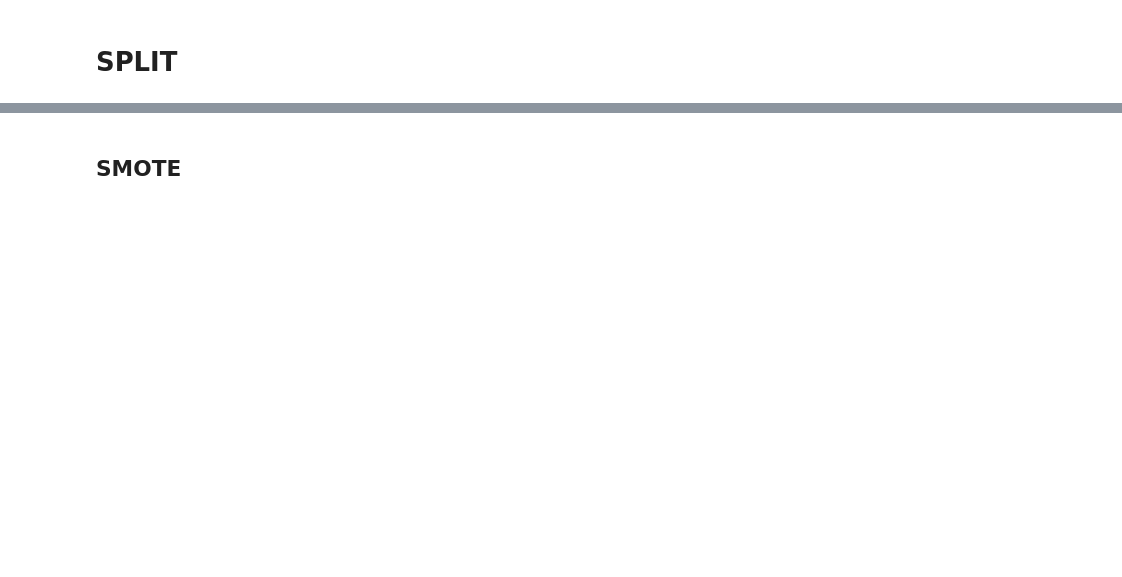
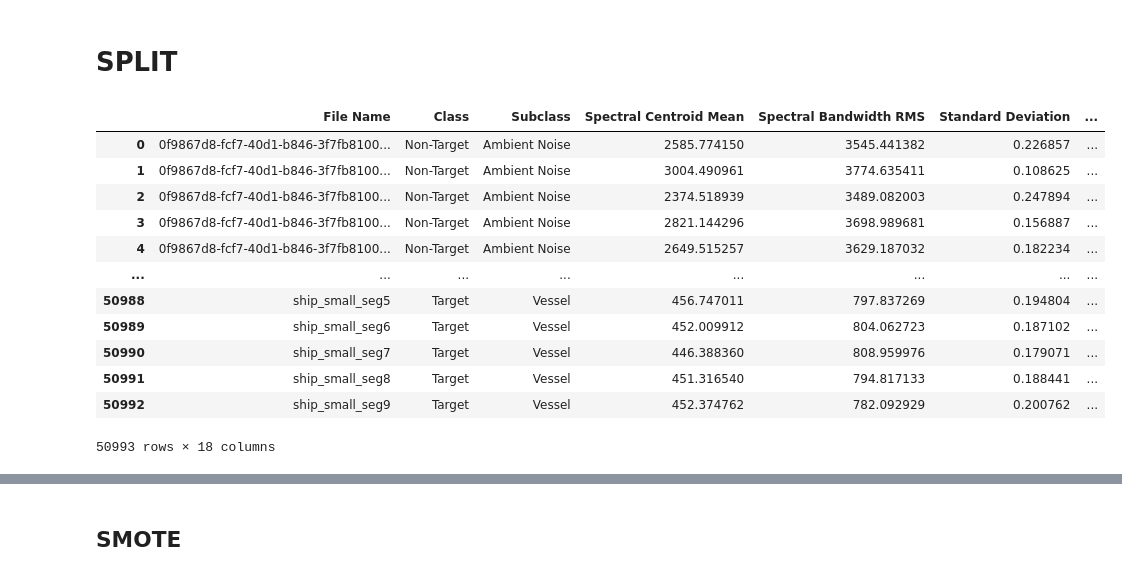
Before and after one commit to TherealBarnar/Underwater-Sounds-Classification-1, a Jupyter notebook: oversampling/oversampling_binary.ipynb, the cells around one changed output, grey strips where cells are left out. Drawn from its saved outputs; the diff is of its cells as text; code cells hidden in the pictures; blank space fills up the shorter version.

```diff
--- a/oversampling/oversampling_binary.ipynb
+++ b/oversampling/oversampling_binary.ipynb
@@ -45,3 +102,21 @@ print(f"Numero totale di elementi (Class = Non Target): {total_elements_no}")
 # %% [markdown]
 # SPLIT
+# %%
+df['File Name'] = df['File Name'].str[:-4]
+# %%
+df
+# %% [output]
+|  | File Name | Class | Subclass | Spectral Centroid Mean | Spectral Bandwidth RMS | Standard Deviation | ... |
+| 0 | 0f9867d8-fcf7-40d1-b846-3f7fb8100... | Non-Target | Ambient Noise | 2585.774150 | 3545.441382 | 0.226857 | ... |
+| 1 | 0f9867d8-fcf7-40d1-b846-3f7fb8100... | Non-Target | Ambient Noise | 3004.490961 | 3774.635411 | 0.108625 | ... |
+| 2 | 0f9867d8-fcf7-40d1-b846-3f7fb8100... | Non-Target | Ambient Noise | 2374.518939 | 3489.082003 | 0.247894 | ... |
+| 3 | 0f9867d8-fcf7-40d1-b846-3f7fb8100... | Non-Target | Ambient Noise | 2821.144296 | 3698.989681 | 0.156887 | ... |
+| 4 | 0f9867d8-fcf7-40d1-b846-3f7fb8100... | Non-Target | Ambient Noise | 2649.515257 | 3629.187032 | 0.182234 | ... |
+| ... | ... | ... | ... | ... | ... | ... | ... |
+| 50988 | ship_small_seg5 | Target | Vessel | 456.747011 | 797.837269 | 0.194804 | ... |
+| 50989 | ship_small_seg6 | Target | Vessel | 452.009912 | 804.062723 | 0.187102 | ... |
+| 50990 | ship_small_seg7 | Target | Vessel | 446.388360 | 808.959976 | 0.179071 | ... |
+| 50991 | ship_small_seg8 | Target | Vessel | 451.316540 | 794.817133 | 0.188441 | ... |
+| 50992 | ship_small_seg9 | Target | Vessel | 452.374762 | 782.092929 | 0.200762 | ... |
+50993 rows × 18 columns
 # %%
```
Also changed, not shown: parts of 12 cells of this notebook, 10 other files.
